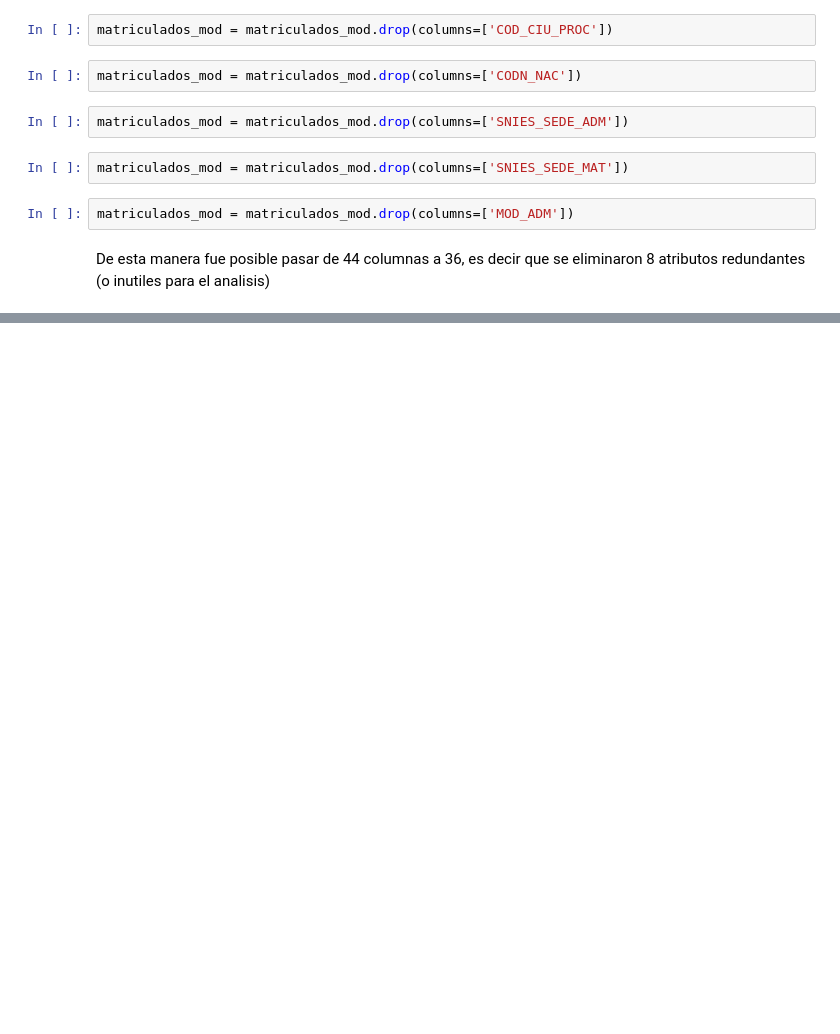
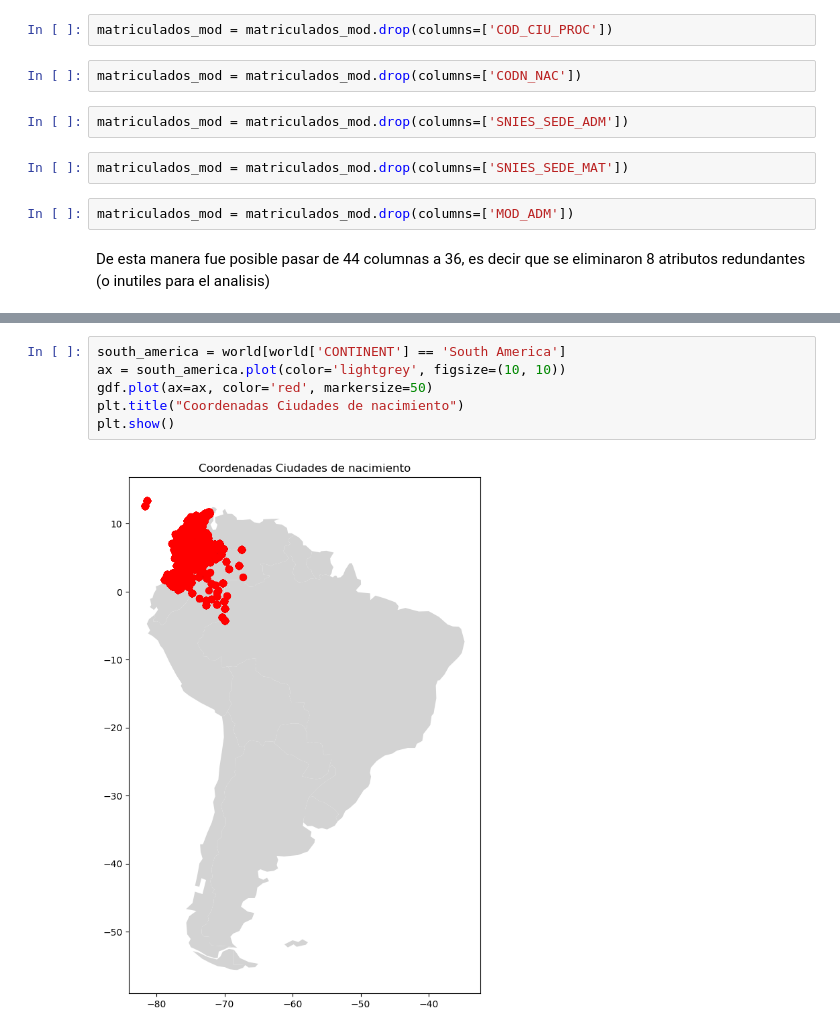
Before and after one commit to 10scar/Proyecto-ABD-2024-2, a Jupyter notebook: entrega.ipynb, the cells around one changed output, grey strips where cells are left out. Cells and saved outputs as stored; diff of their text form; blank space fills up the shorter version.

```diff
--- a/entrega.ipynb
+++ b/entrega.ipynb
@@ -472,0 +587,8 @@ se nota que existen varios atributos que corresponden a la misma información
+# %%
+south_america = world[world['CONTINENT'] == 'South America']
+ax = south_america.plot(color='lightgrey', figsize=(10, 10))
+gdf.plot(ax=ax, color='red', markersize=50)
+plt.title("Coordenadas Ciudades de nacimiento")
+plt.show()
+# %% [output]
+[figure, added]
```
Also changed, not shown: parts of 28 cells of this notebook, 1 other file.
